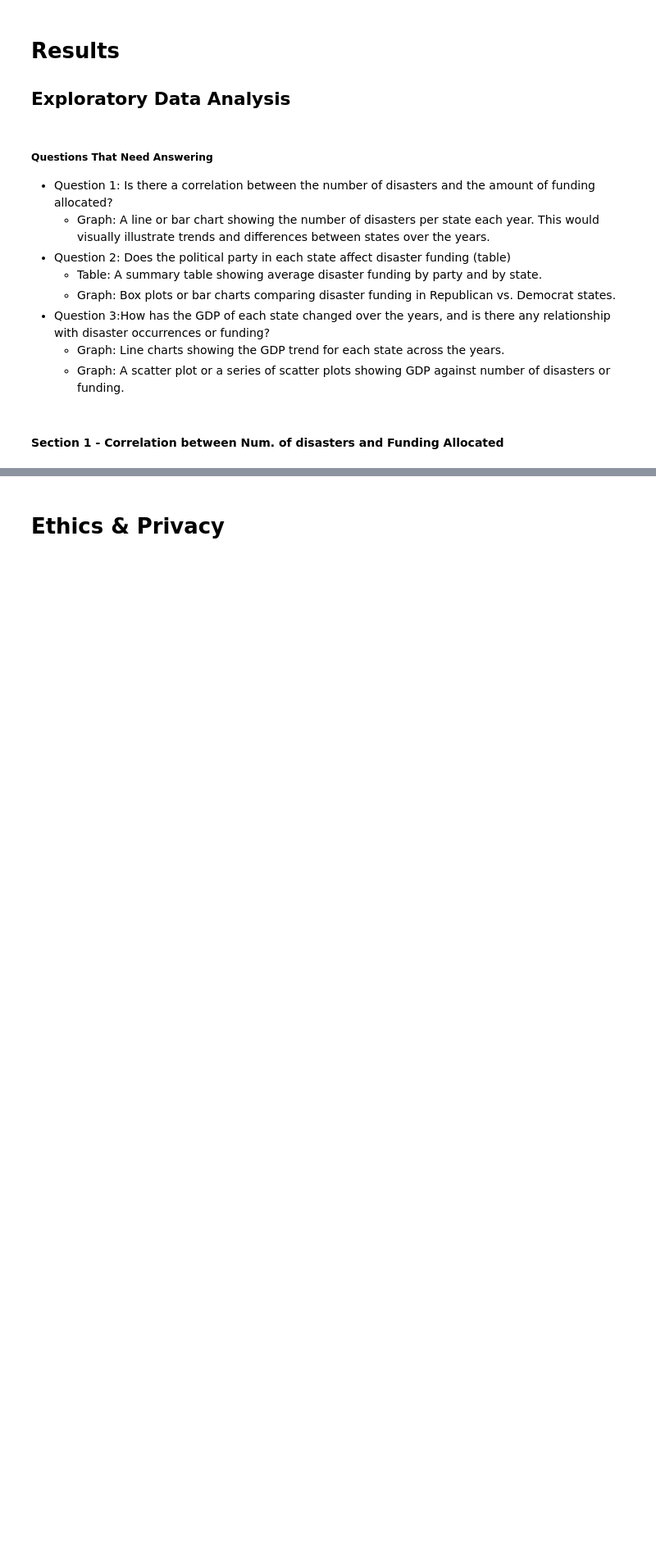
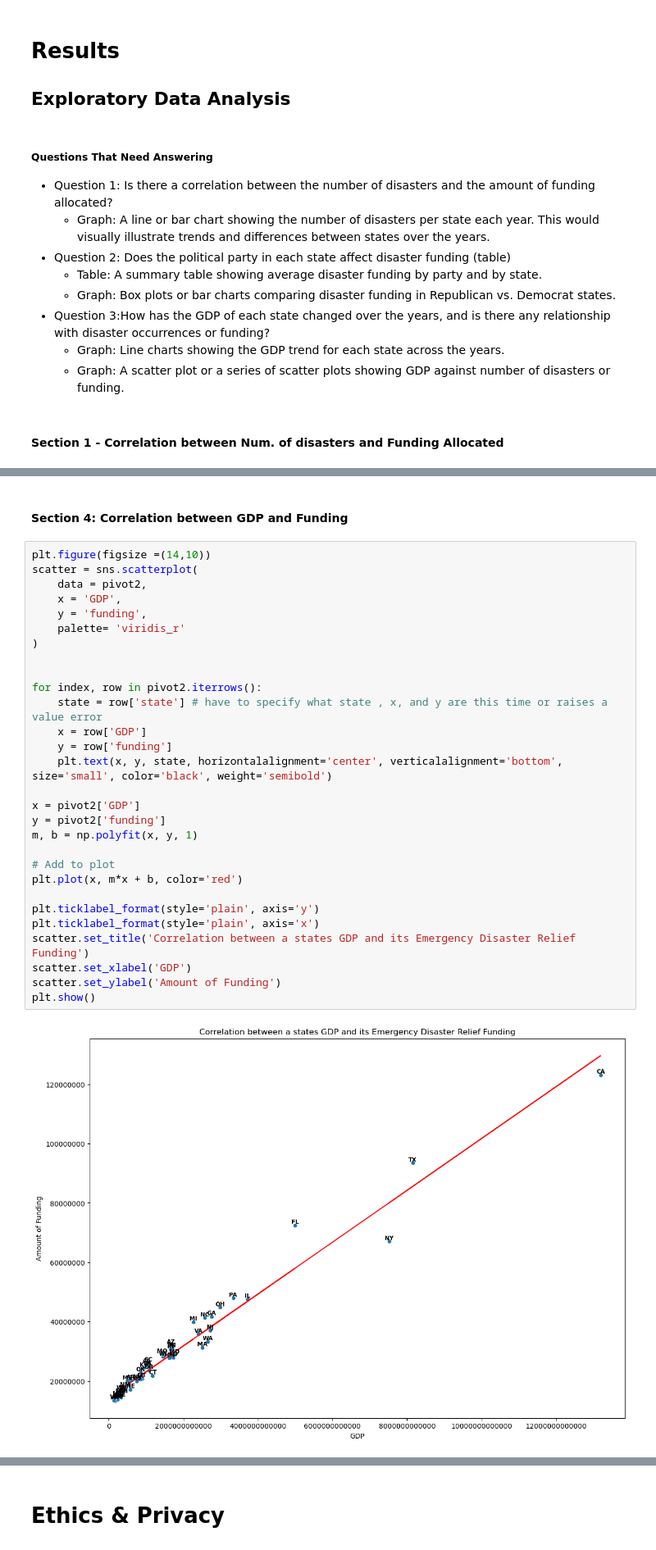
Before and after one commit to COGS108/Group054_WI24, a Jupyter notebook: EDACheckpoint_Group054_WI24.ipynb, the cells around one changed output, grey strips where cells are left out. Shown at 82% size. Cells and saved outputs as stored; diff of their text form; blank space fills up the shorter version.

```diff
--- a/EDACheckpoint_Group054_WI24.ipynb
+++ b/EDACheckpoint_Group054_WI24.ipynb
@@ -361,0 +482,33 @@ master_df
+# %% [markdown]
+#### Section 4: Correlation between GDP and Funding
+# %%
+plt.figure(figsize =(14,10))
+scatter = sns.scatterplot(
+    data = pivot2,
+    x = 'GDP',
+    y = 'funding',
+    palette= 'viridis_r'
+)
+
+
+for index, row in pivot2.iterrows():
+    state = row['state'] # have to specify what state , x, and y are this time or raises a value error
+    x = row['GDP']
+    y = row['funding']
+    plt.text(x, y, state, horizontalalignment='center', verticalalignment='bottom', size='small', color='black', weight='semibold')
+
+x = pivot2['GDP']
+y = pivot2['funding']
+m, b = np.polyfit(x, y, 1)
+
+# Add to plot
+plt.plot(x, m*x + b, color='red')
+
+plt.ticklabel_format(style='plain', axis='y')
+plt.ticklabel_format(style='plain', axis='x')
+scatter.set_title('Correlation between a states GDP and its Emergency Disaster Relief Funding')
+scatter.set_xlabel('GDP')
+scatter.set_ylabel('Amount of Funding')
+plt.show()
+# %% [output]
+[figure, added]
```
Also changed, not shown: parts of 10 cells of this notebook.
